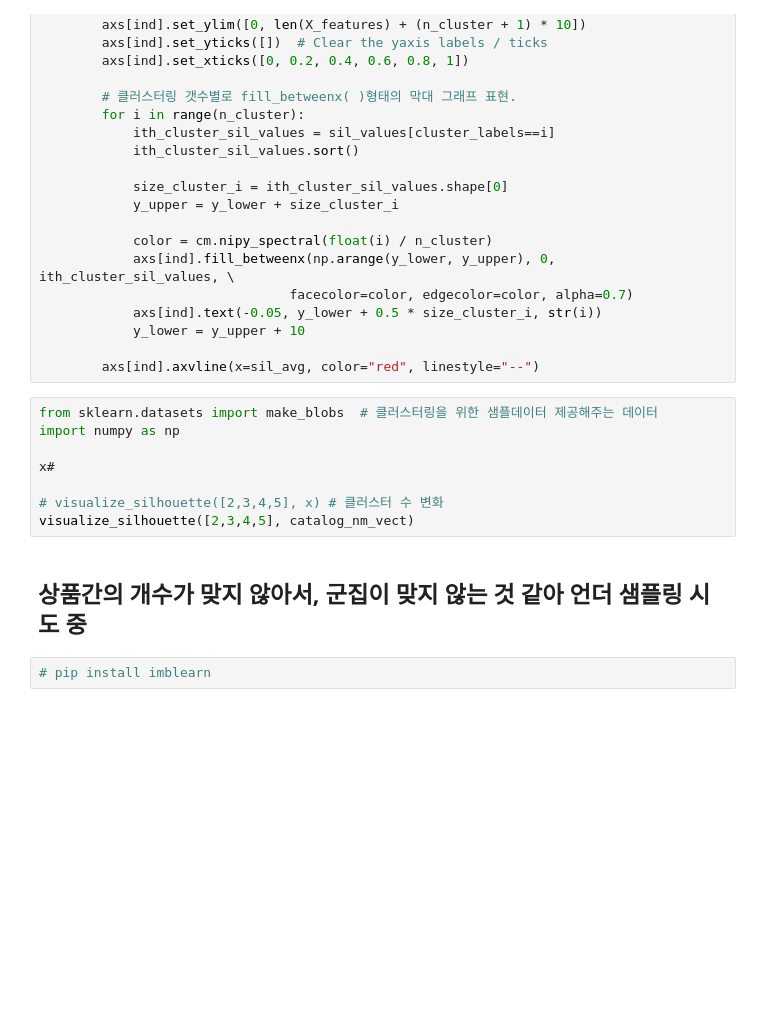
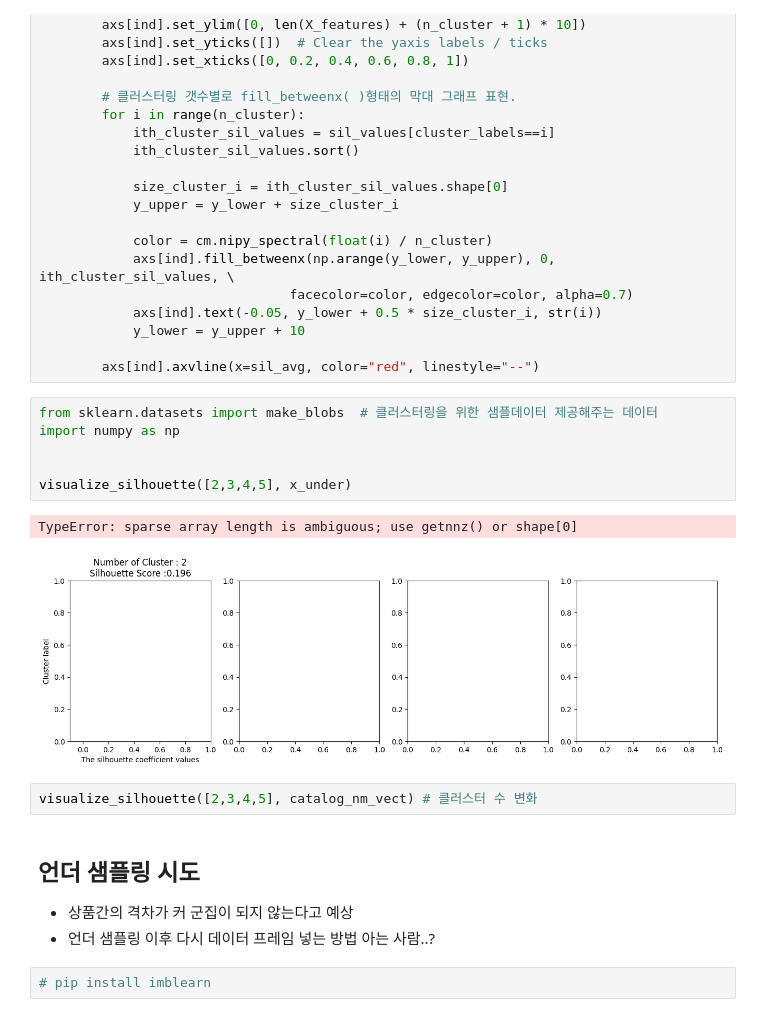
Before and after one commit to JINWOO8888/REALFIANL, a Jupyter notebook: Kmeans.ipynb, the cells around one changed output. Drawn from its saved outputs; the diff is of its cells as text; blank space fills up the shorter version.

```diff
--- a/상관계수.ipynb
+++ b/Kmeans.ipynb
@@ -131,13 +135,18 @@ def visualize_silhouette(cluster_lists, X_features):
 # %%
 from sklearn.datasets import make_blobs  # 클러스터링을 위한 샘플데이터 제공해주는 데이터
 import numpy as np
 
-x#
 
-# visualize_silhouette([2,3,4,5], x) # 클러스터 수 변화
-visualize_silhouette([2,3,4,5], catalog_nm_vect)
+visualize_silhouette([2,3,4,5], x_under)
+# %% [output]
+TypeError: sparse array length is ambiguous; use getnnz() or shape[0]
+[figure, added]
+# %%
+visualize_silhouette([2,3,4,5], catalog_nm_vect) # 클러스터 수 변화
 # %% [markdown]
-## 상품간의 개수가 맞지 않아서, 군집이 맞지 않는 것 같아 언더 샘플링 시도 중
+## 언더 샘플링 시도
+- 상품간의 격차가 커 군집이 되지 않는다고 예상
+- 언더 샘플링 이후 다시 데이터 프레임 넣는 방법 아는 사람..?
 # %%
 # pip install imblearn
 # %%
```
Also changed, not shown: parts of 33 cells of this notebook, 2 other files.
